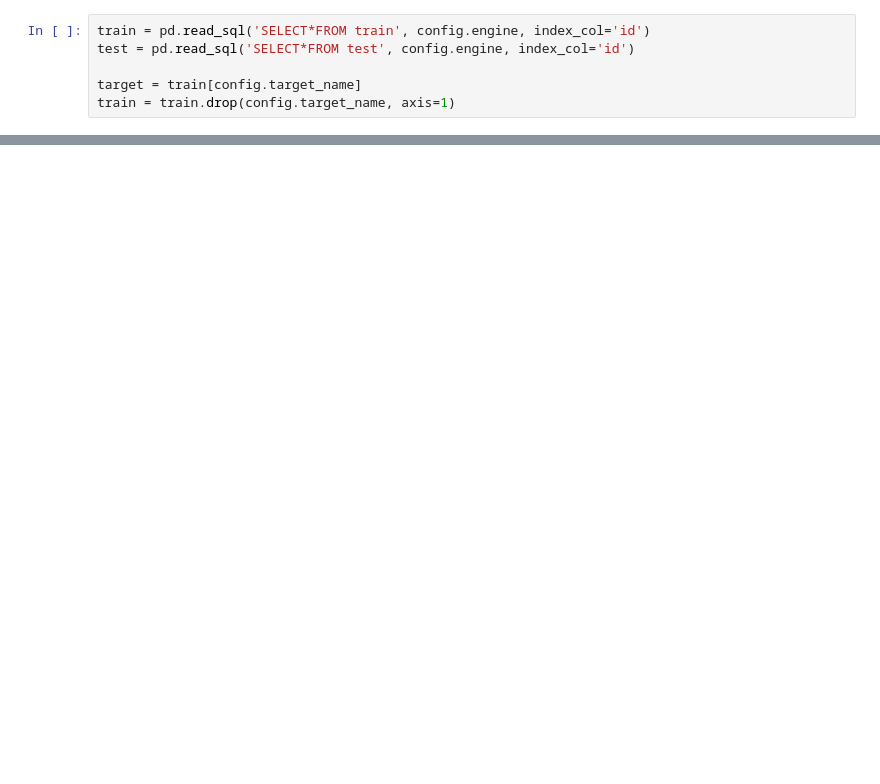
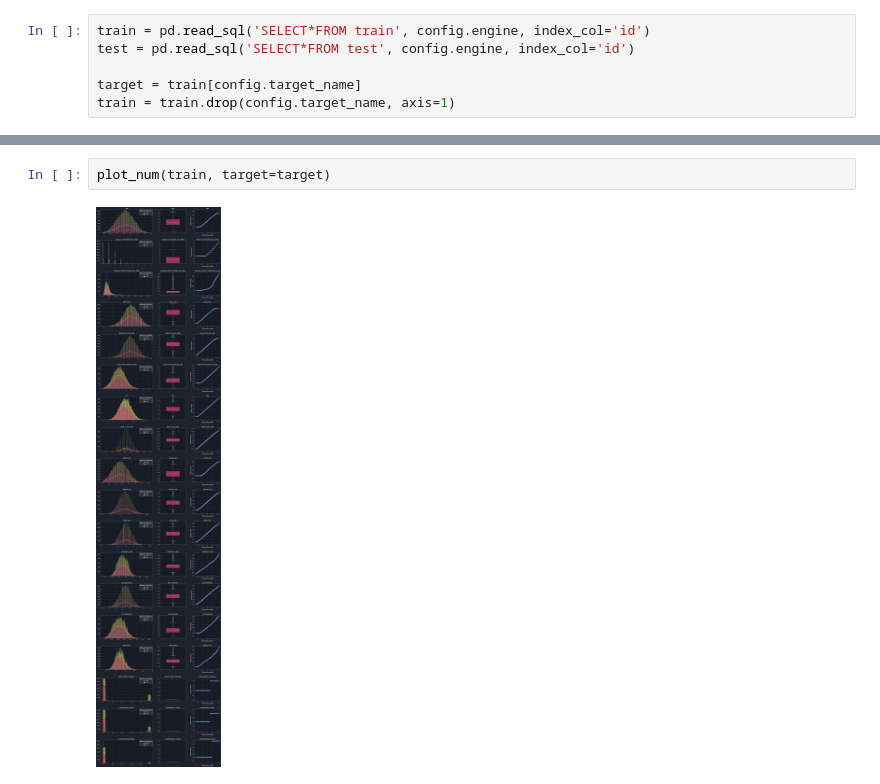
Before and after one commit to EngeloX/Diabetes_Prediction, a Jupyter notebook: Notebooks/Data_Analysis.ipynb, the cells around one changed output, grey strips where cells are left out. Saved outputs shown, nothing was run; the diff lists cells and outputs as text; blank space fills up the shorter version.

```diff
--- a/Notebooks/Data_Analysis.ipynb
+++ b/Notebooks/Data_Analysis.ipynb
@@ -618,0 +254,4 @@ create_submission(y_preds_proba, 'naive_catboost')
+# %%
+plot_num(train, target=target)
+# %% [output]
+[figure, added]
```
Also changed, not shown: parts of 71 cells of this notebook.
